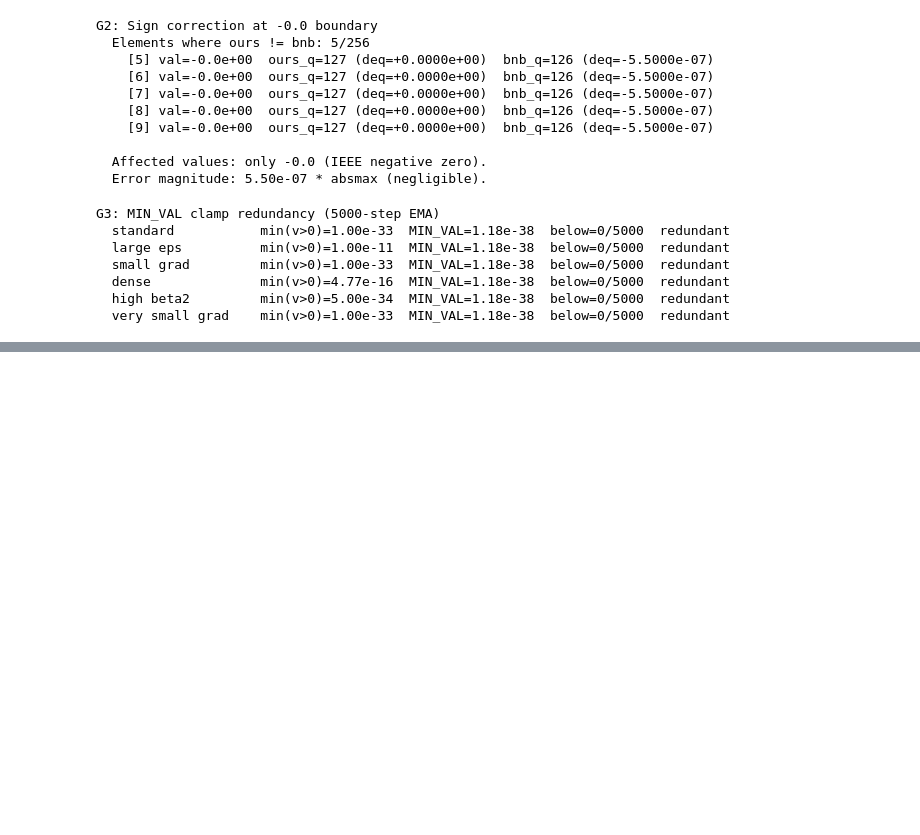
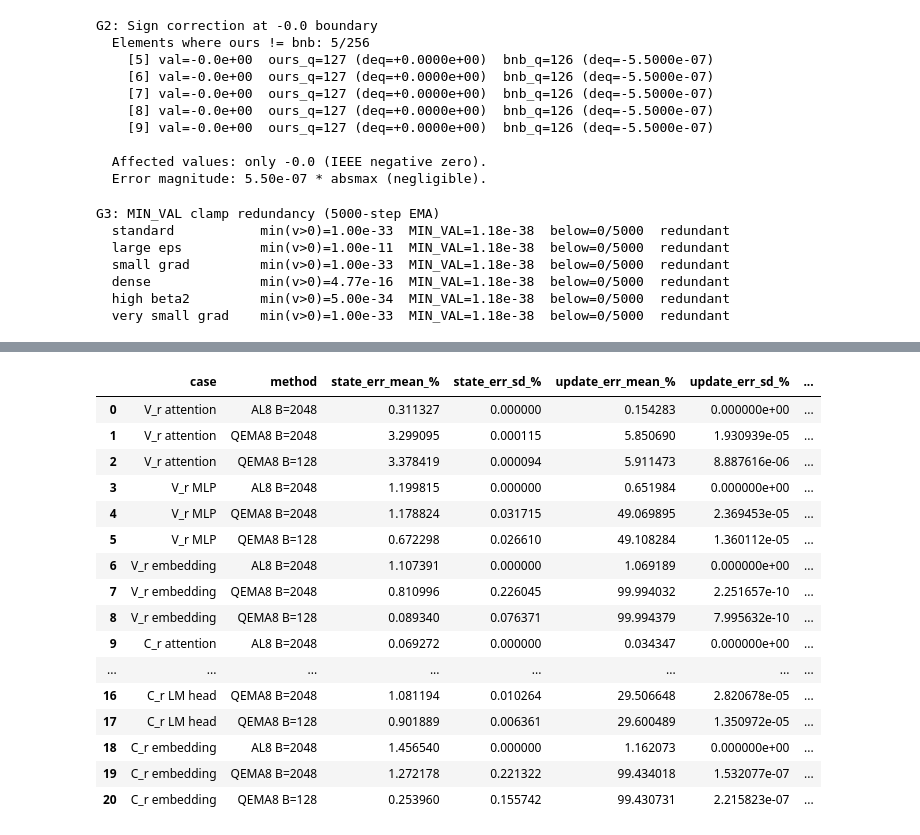
Before and after one commit to yanfeiwong/al-quantization, a Jupyter notebook: theory_and_ablation_final.ipynb, the cells around one changed output, grey strips where cells are left out. Cells and saved outputs as stored; diff of their text form; code cells hidden in the pictures; blank space fills up the shorter version.

Commit message:
Add source-aligned SOLO QEMA8 controlled probes

```diff
--- a/theory_and_ablation_final.ipynb
+++ b/theory_and_ablation_final.ipynb
@@ -3141,0 +3613,93 @@ G3: MIN_VAL clamp redundancy (5000-step EMA)
+# %%
+H_TRACE_N = BLOCK_SIZE * N_BLOCKS
+h_trace_grad_rng = torch.Generator().manual_seed(7)
+h_trace_grad = torch.randn(H_TRACE_N, generator=h_trace_grad_rng) * 0.01
+h_trace_rows = []
+
+for case_name, target_median, target_range in trace_cases:
+    v = make_range_matched_blocks(target_median, target_range)
+    al = qd_log_adaptive(v, H_PRIMARY_BLOCK_SIZE)
+    h_trace_rows.append({
+        "case": case_name,
+        "method": "AL8 B=2048",
+        "state_err_mean_%": 100 * h_rel_l2_positive(v, al),
+        "state_err_sd_%": 0.0,
+        "update_err_mean_%": 100 * h_update_error_structured(h_trace_grad, v, al),
+        "update_err_sd_%": 0.0,
+        "invalid_precast_max": 0,
+    })
+
+    for block_size in (H_PRIMARY_BLOCK_SIZE, H_NATIVE_BLOCK_SIZE):
+        state_errors = []
+        update_errors = []
+        invalid_counts = []
+        for seed in H_QEMA_SR_SEEDS:
+            qema = h_qd_qema8(v, block_size, seed)
+            assert qema.status == "defined"
+            state_errors.append(100 * h_rel_l2_positive(v, qema.values))
+            update_errors.append(
+                100 * h_update_error_structured(h_trace_grad, v, qema.values)
+            )
+            invalid_counts.append(qema.invalid_precast)
+
+        state_mean, state_sd = h_mean_sd(state_errors)
+        update_mean, update_sd = h_mean_sd(update_errors)
+        h_trace_rows.append({
+            "case": case_name,
+            "method": f"QEMA8 B={block_size}",
+            "state_err_mean_%": state_mean,
+            "state_err_sd_%": state_sd,
+            "update_err_mean_%": update_mean,
+            "update_err_sd_%": update_sd,
+            "invalid_precast_max": max(invalid_counts),
+        })
+
+h_trace_results = h_show_rows(h_trace_rows)
+
+h_trace_update_direction = {"AL8 lower": 0, "QEMA8 lower": 0, "tie": 0}
+h_trace_ranking_disagreements = 0
+for case_name, _, _ in trace_cases:
+    rows = [row for row in h_trace_rows if row["case"] == case_name]
+    al_row = next(row for row in rows if row["method"] == "AL8 B=2048")
+    qema_row = next(row for row in rows if row["method"] == "QEMA8 B=2048")
+    al_update = al_row["update_err_mean_%"]
+    qema_update = qema_row["update_err_mean_%"]
+    if al_update < qema_update:
+        h_trace_update_direction["AL8 lower"] += 1
+    elif qema_update < al_update:
+        h_trace_update_direction["QEMA8 lower"] += 1
+    else:
+        h_trace_update_direction["tie"] += 1
+
+    state_order = (
+        al_row["state_err_mean_%"] > qema_row["state_err_mean_%"]
+    ) - (
+        al_row["state_err_mean_%"] < qema_row["state_err_mean_%"]
+    )
+    update_order = (al_update > qema_update) - (al_update < qema_update)
+    h_trace_ranking_disagreements += state_order != update_order
+
+print("Matched B=2048 structured-update ranking:", h_trace_update_direction)
+print(
+    "State-error and update-error rankings disagree in "
+    f"{h_trace_ranking_disagreements}/{len(trace_cases)} matched cases."
+)
+print("§H complete.")
+# %% [output]
+|  | case | method | state_err_mean_% | state_err_sd_% | update_err_mean_% | update_err_sd_% | ... |
+| 0 | V_r attention | AL8 B=2048 | 0.311327 | 0.000000 | 0.154283 | 0.000000e+00 | ... |
+| 1 | V_r attention | QEMA8 B=2048 | 3.299095 | 0.000115 | 5.850690 | 1.930939e-05 | ... |
+| 2 | V_r attention | QEMA8 B=128 | 3.378419 | 0.000094 | 5.911473 | 8.887616e-06 | ... |
+| 3 | V_r MLP | AL8 B=2048 | 1.199815 | 0.000000 | 0.651984 | 0.000000e+00 | ... |
+| 4 | V_r MLP | QEMA8 B=2048 | 1.178824 | 0.031715 | 49.069895 | 2.369453e-05 | ... |
+| 5 | V_r MLP | QEMA8 B=128 | 0.672298 | 0.026610 | 49.108284 | 1.360112e-05 | ... |
+| 6 | V_r embedding | AL8 B=2048 | 1.107391 | 0.000000 | 1.069189 | 0.000000e+00 | ... |
+| 7 | V_r embedding | QEMA8 B=2048 | 0.810996 | 0.226045 | 99.994032 | 2.251657e-10 | ... |
+| 8 | V_r embedding | QEMA8 B=128 | 0.089340 | 0.076371 | 99.994379 | 7.995632e-10 | ... |
+| 9 | C_r attention | AL8 B=2048 | 0.069272 | 0.000000 | 0.034347 | 0.000000e+00 | ... |
+| ... | ... | ... | ... | ... | ... | ... | ... |
+| 16 | C_r LM head | QEMA8 B=2048 | 1.081194 | 0.010264 | 29.506648 | 2.820678e-05 | ... |
+| 17 | C_r LM head | QEMA8 B=128 | 0.901889 | 0.006361 | 29.600489 | 1.350972e-05 | ... |
+| 18 | C_r embedding | AL8 B=2048 | 1.456540 | 0.000000 | 1.162073 | 0.000000e+00 | ... |
+| 19 | C_r embedding | QEMA8 B=2048 | 1.272178 | 0.221322 | 99.434018 | 1.532077e-07 | ... |
+| 20 | C_r embedding | QEMA8 B=128 | 0.253960 | 0.155742 | 99.430731 | 2.215823e-07 | ... |
```
Also changed, not shown: parts of 9 cells of this notebook.
